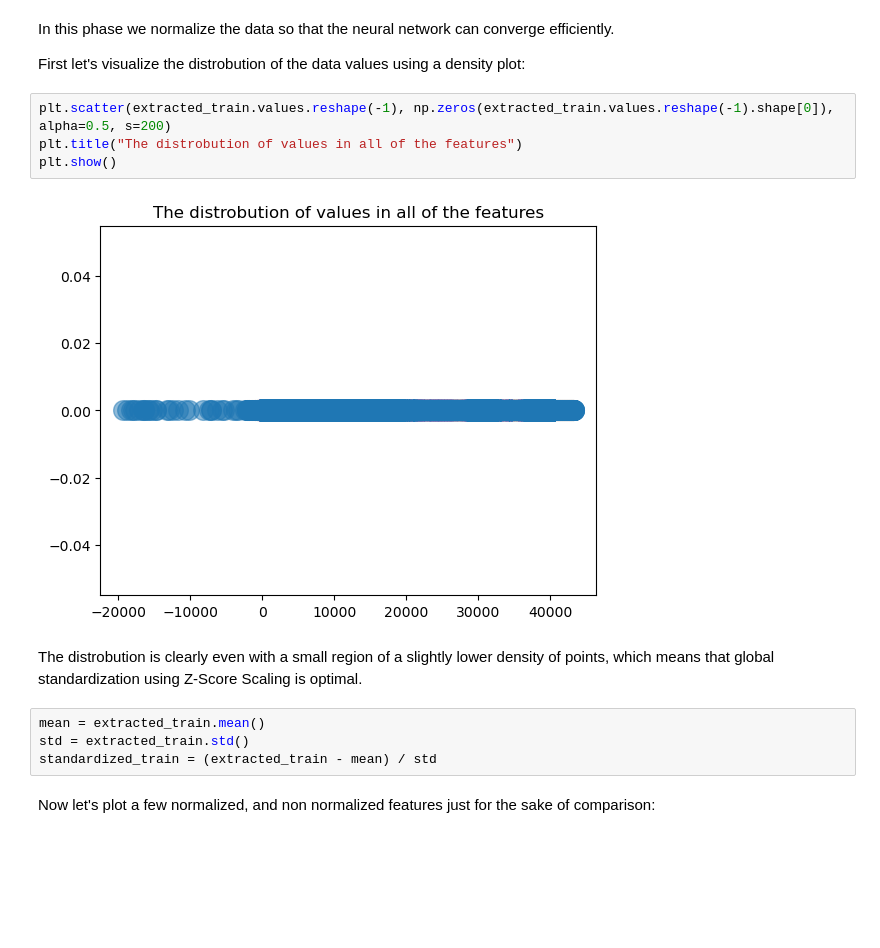
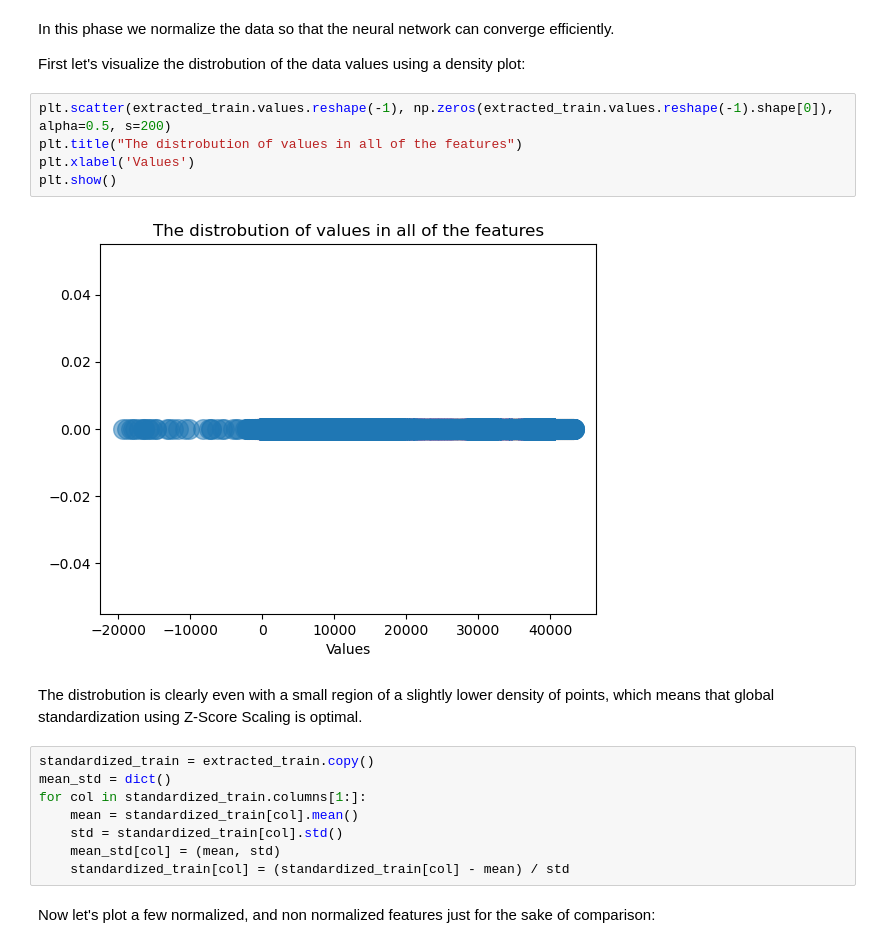
Before and after one commit to techguyseli/pd-classification, a Jupyter notebook: uni_french_loops_pipeline.ipynb, the cells around one changed output. Saved outputs shown, nothing was run; the diff lists cells and outputs as text; blank space fills up the shorter version.

```diff
--- a/uni_french_loops_pipeline.ipynb
+++ b/uni_french_loops_pipeline.ipynb
@@ -360,15 +353,20 @@ First let's visualize the distrobution of the data values using a density plot:
 # %%
 plt.scatter(extracted_train.values.reshape(-1), np.zeros(extracted_train.values.reshape(-1).shape[0]), alpha=0.5, s=200)
 plt.title("The distrobution of values in all of the features")
+plt.xlabel('Values')
 plt.show()
 # %% [output]
-[figure, old version]
+[figure, new version]
 # %% [markdown]
 The distrobution is clearly even with a small region of a slightly lower density of points, which means that global standardization using Z-Score Scaling is optimal.
 # %%
-mean = extracted_train.mean()
-std = extracted_train.std()
-standardized_train = (extracted_train - mean) / std
+standardized_train = extracted_train.copy()
+mean_std = dict()
+for col in standardized_train.columns[1:]:
+    mean = standardized_train[col].mean()
+    std = standardized_train[col].std()
+    mean_std[col] = (mean, std)
+    standardized_train[col] = (standardized_train[col] - mean) / std
 # %% [markdown]
 Now let's plot a few normalized, and non normalized features just for the sake of comparison:
 # %%
```
Also changed, not shown: parts of 18 cells of this notebook, 2 other files.
